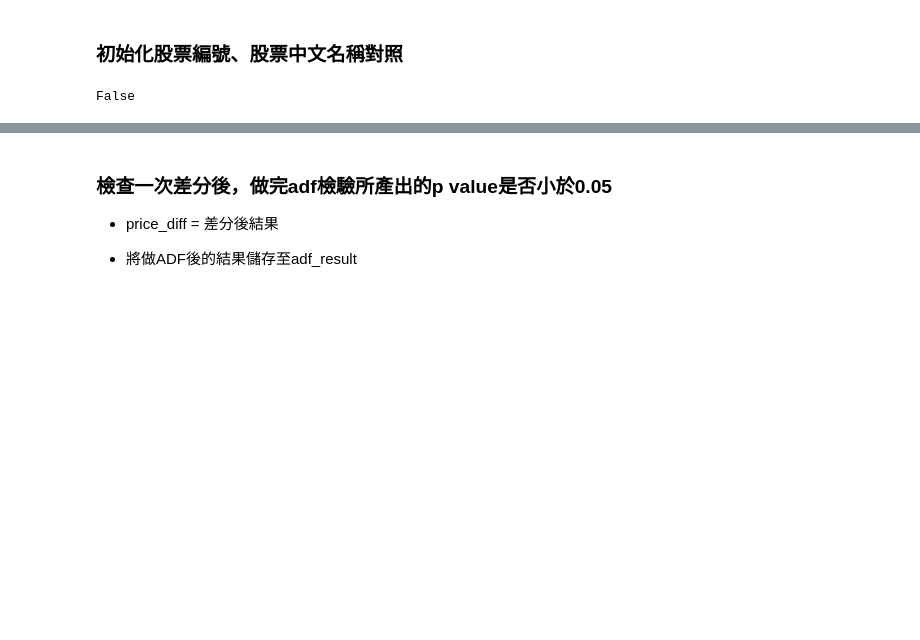
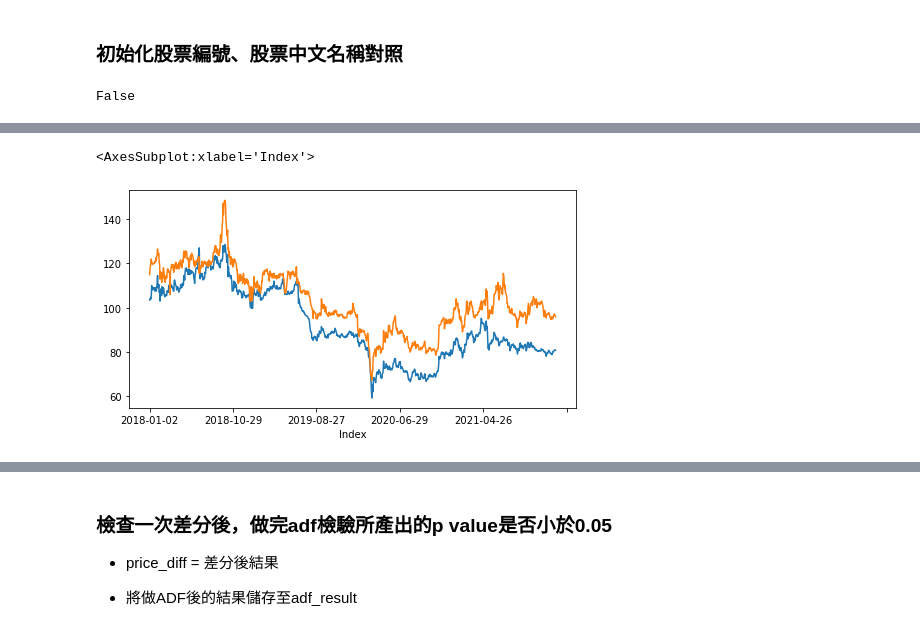
Before and after one commit to webclinic017/algoTrading_final, a Jupyter notebook: Cointegration.ipynb, the cells around one changed output, grey strips where cells are left out. Saved outputs shown, nothing was run; the diff lists cells and outputs as text; code cells hidden in the pictures; blank space fills up the shorter version.

```diff
--- a/Cointegration.ipynb
+++ b/Cointegration.ipynb
@@ -36,0 +45,8 @@ False
+# %%
+import matplotlib.pyplot as plt
+
+df.iloc[:, 4].plot(figsize=(8,4))
+df.iloc[:, 46].plot(figsize=(8,4))
+# %% [output]
+<AxesSubplot:xlabel='Index'>
+[figure, added]
```
Also changed, not shown: parts of 6 cells of this notebook, 1 other file.
